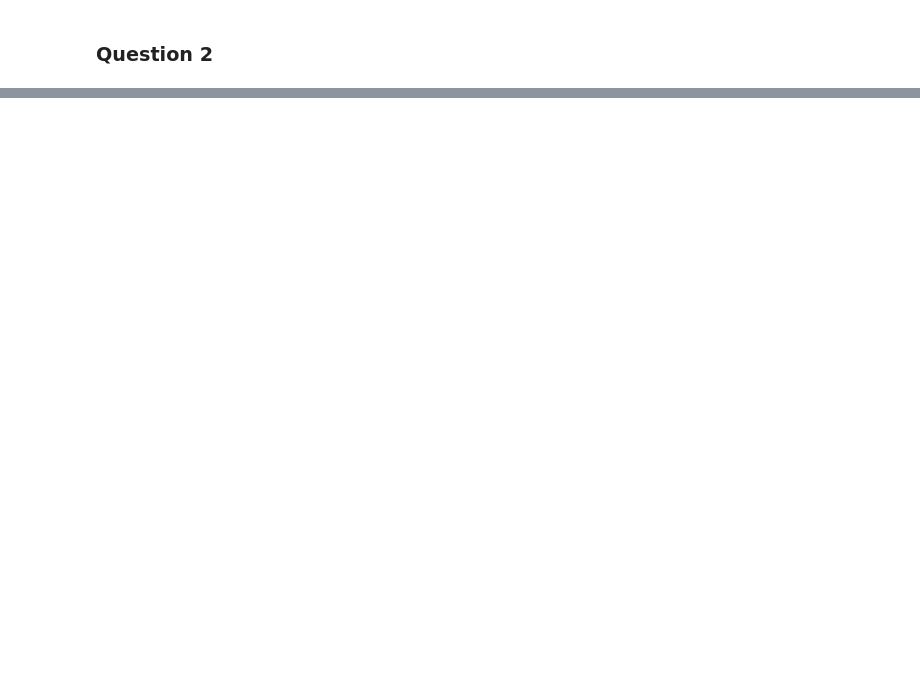
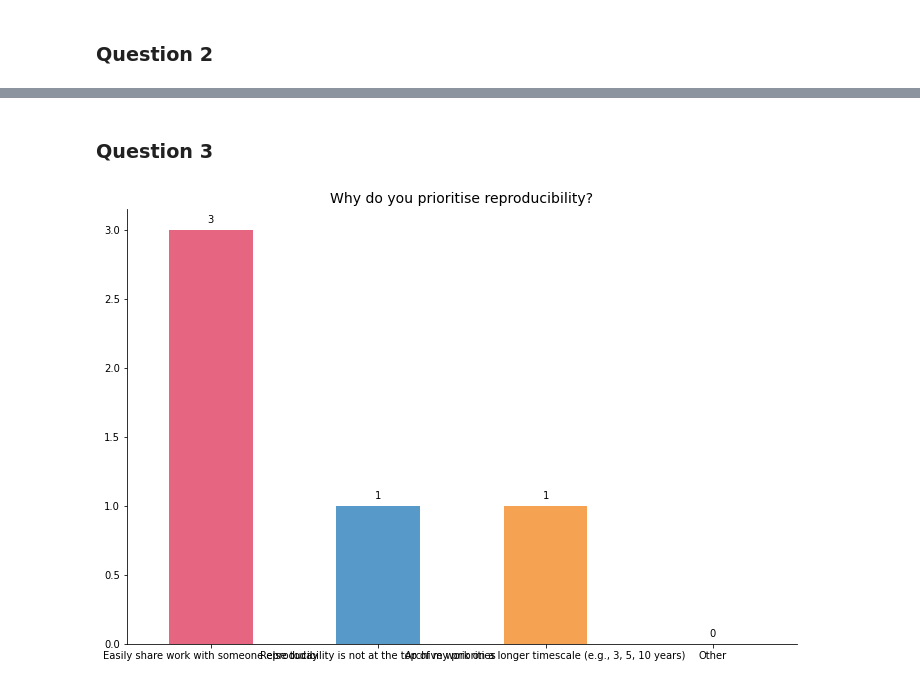
Before and after one commit to sgibson91/ssi-fellowship, a Jupyter notebook: cw22-survey/code/analysis/analyse-survey-results.ipynb, the cells around one changed output, grey strips where cells are left out. Cells and saved outputs as stored; diff of their text form; code cells hidden in the pictures; blank space fills up the shorter version.

```diff
--- a/cw22-survey/code/analysis/analyse-survey-results.ipynb
+++ b/cw22-survey/code/analysis/analyse-survey-results.ipynb
@@ -83,0 +106,10 @@ ax.spines["bottom"].set_visible(False);
+# %% [markdown]
+### Question 3
+# %%
+question = question_metadata[2]["question"]
+choices = question_metadata[2]["choices"]
+choices = ["Other" if "Other" in choice else choice for choice in choices]
+
+plot_choices_question(data, question, choices)
+# %% [output]
+[figure, added]
```
Also changed, not shown: parts of 5 cells of this notebook.
